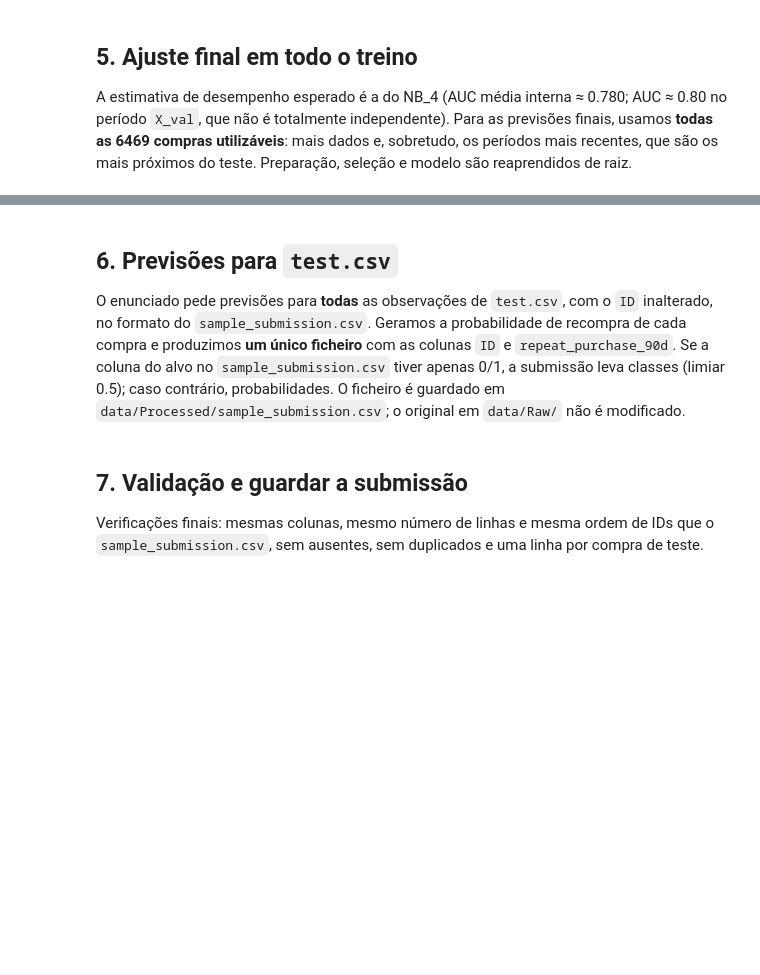
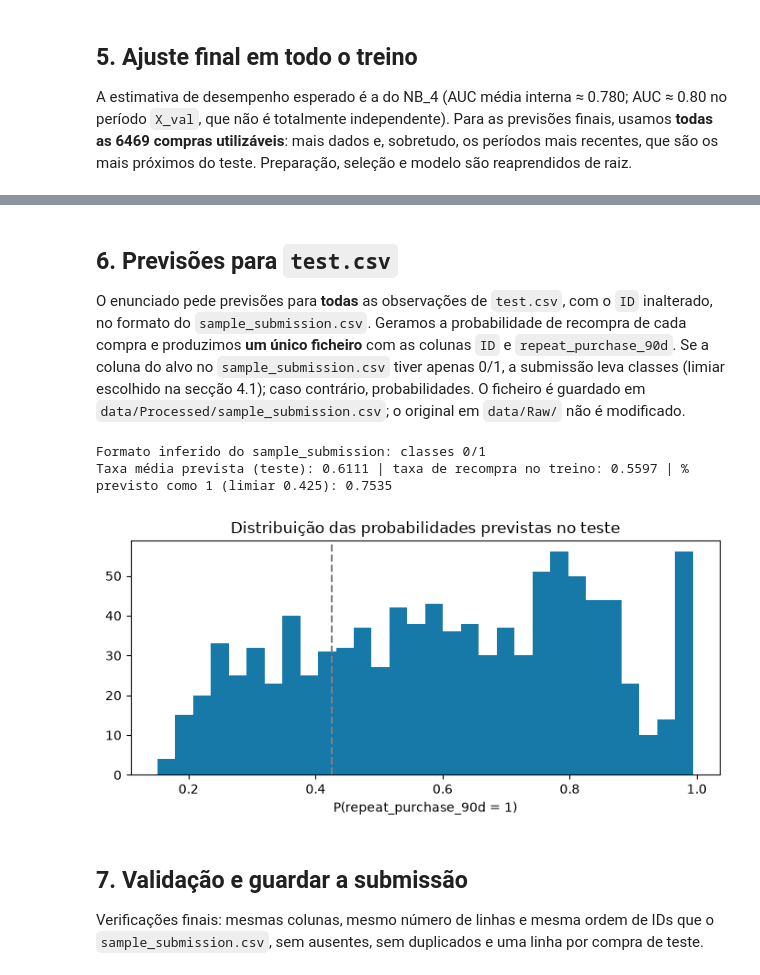
Before and after one commit to jonazzzzzzzz/ML_Project_G17, a Jupyter notebook: notebooks/NB_5_deployment.ipynb, the cells around one changed output, grey strips where cells are left out. Drawn from its saved outputs; the diff is of its cells as text; code cells hidden in the pictures; blank space fills up the shorter version.

Commit message:
Finalize homework submission and Kaggle results

```diff
--- a/notebooks/NB_5_deployment.ipynb
+++ b/notebooks/NB_5_deployment.ipynb
@@ -226,0 +247,36 @@ if auc_saved is not None and abs(auc_check - auc_saved) > 0.005:
+# %%
+from sklearn.metrics import f1_score
+
+# Repetimos as divisões internas do NB_4, sempre dentro de X_fit.
+date_fit = dates.loc[X_fit.index]
+ordered = date_fit.sort_values()
+starts = [ordered.iloc[int(q * len(ordered))] for q in (0.50, 0.65, 0.80)]
+ends = starts[1:] + [date_fit.max() + pd.Timedelta(days=1)]
+thresholds = np.round(np.arange(0.30, 0.701, 0.025), 3)
+threshold_records = []
+for number, (start, end) in enumerate(zip(starts, ends), start=1):
+    train_index = date_fit.index[date_fit < start - pd.Timedelta(days=90)]
+    check_index = date_fit.index[(date_fit >= start) & (date_fit < end)]
+    fold_pipeline = build_model_pipeline(X_fit.loc[train_index], model_name, selection, params)
+    fold_pipeline.fit(X_fit.loc[train_index], y_fit.loc[train_index])
+    fold_proba = fold_pipeline.predict_proba(X_fit.loc[check_index])[:, 1]
+    for threshold in thresholds:
+        threshold_records.append({
+            "divisão": number,
+            "limiar": float(threshold),
+            "F1": f1_score(y_fit.loc[check_index], fold_proba >= threshold),
+        })
+
+threshold_results = pd.DataFrame(threshold_records)
+threshold_summary = (threshold_results.groupby("limiar")["F1"].mean()
+                     .reset_index(name="F1 médio"))
+threshold_summary["distância a 0,5"] = (threshold_summary["limiar"] - 0.5).abs()
+threshold_summary = threshold_summary.sort_values(
+    ["F1 médio", "distância a 0,5"], ascending=[False, True]
+)
+THRESHOLD = float(threshold_summary.iloc[0]["limiar"])
+print("Melhores limiares nas divisões internas:")
+display(threshold_summary.head(5).round(4))
+print(f"Limiar escolhido: {THRESHOLD:.3f} | F1 médio: {threshold_summary.iloc[0]['F1 médio']:.4f}")
+print("F1 médio com limiar 0,5:", round(float(threshold_summary.loc[
+    threshold_summary["limiar"].eq(0.5), "F1 médio"].iloc[0]), 4))
@@ -245,31 +314,34 @@ if hasattr(rf, "feature_importances_"):
 # %% [markdown]
 ## 6. Previsões para `test.csv`
 
-O enunciado pede previsões para **todas** as observações de `test.csv`, com o `ID` inalterado, no formato do `sample_submission.csv`. Geramos a probabilidade de recompra de cada compra e produzimos **um único ficheiro** com as colunas `ID` e `repeat_purchase_90d`. Se a coluna do alvo no `sample_submission.csv` tiver apenas 0/1, a submissão leva classes (limiar 0.5); caso contrário, probabilidades. O ficheiro é guardado em `data/Processed/sample_submission.csv`; o original em `data/Raw/` não é modificado.
+O enunciado pede previsões para **todas** as observações de `test.csv`, com o `ID` inalterado, no formato do `sample_submission.csv`. Geramos a probabilidade de recompra de cada compra e produzimos **um único ficheiro** com as colunas `ID` e `repeat_purchase_90d`. Se a coluna do alvo no `sample_submission.csv` tiver apenas 0/1, a submissão leva classes (limiar escolhido na secção 4.1); caso contrário, probabilidades. O ficheiro é guardado em `data/Processed/sample_submission.csv`; o original em `data/Raw/` não é modificado.
 # %%
 with warnings.catch_warnings(record=True) as w:
     warnings.simplefilter("always")
     test_proba = final_pipeline.predict_proba(X_test)[:, 1]
 for item in {(x.category.__name__, str(x.message)) for x in w}:
     print("Aviso:", item)
 
 assert len(test_proba) == len(test_raw) == len(sample)
 assert np.isfinite(test_proba).all() and ((test_proba >= 0) & (test_proba <= 1)).all()
 
-THRESHOLD = 0.5
 sample_is_binary = set(sample[TARGET].dropna().unique()) <= {0, 1}
 values = (test_proba >= THRESHOLD).astype(int) if sample_is_binary else test_proba
 submission = pd.DataFrame({"ID": test_raw["ID"].values, TARGET: values})
 print("Formato inferido do sample_submission:", "classes 0/1" if sample_is_binary else "probabilidades")
 print("Taxa média prevista (teste):", round(test_proba.mean(), 4),
       "| taxa de recompra no treino:", round(y.mean(), 4),
-      "| % previsto como 1 (limiar 0.5):", round((test_proba >= THRESHOLD).mean(), 4))
+      f"| % previsto como 1 (limiar {THRESHOLD:.3f}):", round((test_proba >= THRESHOLD).mean(), 4))
 
 fig, ax = plt.subplots(figsize=(7, 3.5))
 ax.hist(test_proba, bins=30, color="#1779A8")
 ax.axvline(THRESHOLD, ls="--", color="grey")
 ax.set(title="Distribuição das probabilidades previstas no teste", xlabel="P(repeat_purchase_90d = 1)")
 fig.tight_layout(); plt.show()
+# %% [output]
+Formato inferido do sample_submission: classes 0/1
+Taxa média prevista (teste): 0.6111 | taxa de recompra no treino: 0.5597 | % previsto como 1 (limiar 0.425): 0.7535
+[figure, added]
 # %% [markdown]
 ## 7. Validação e guardar a submissão
 
```
Also changed, not shown: parts of 11 cells of this notebook, 8 other files.
